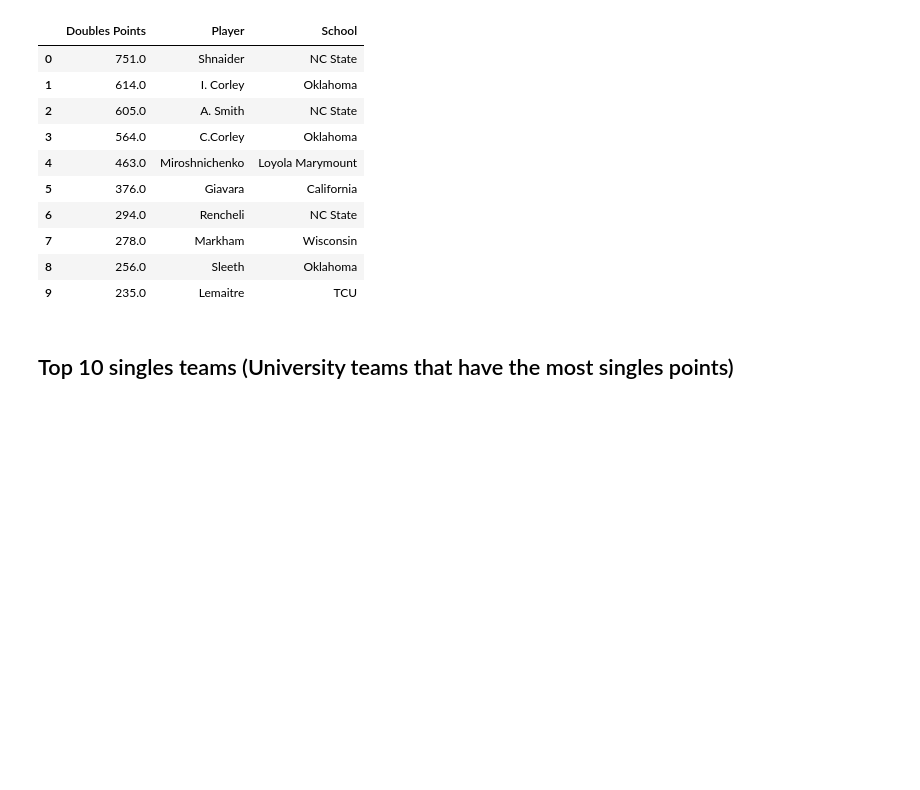
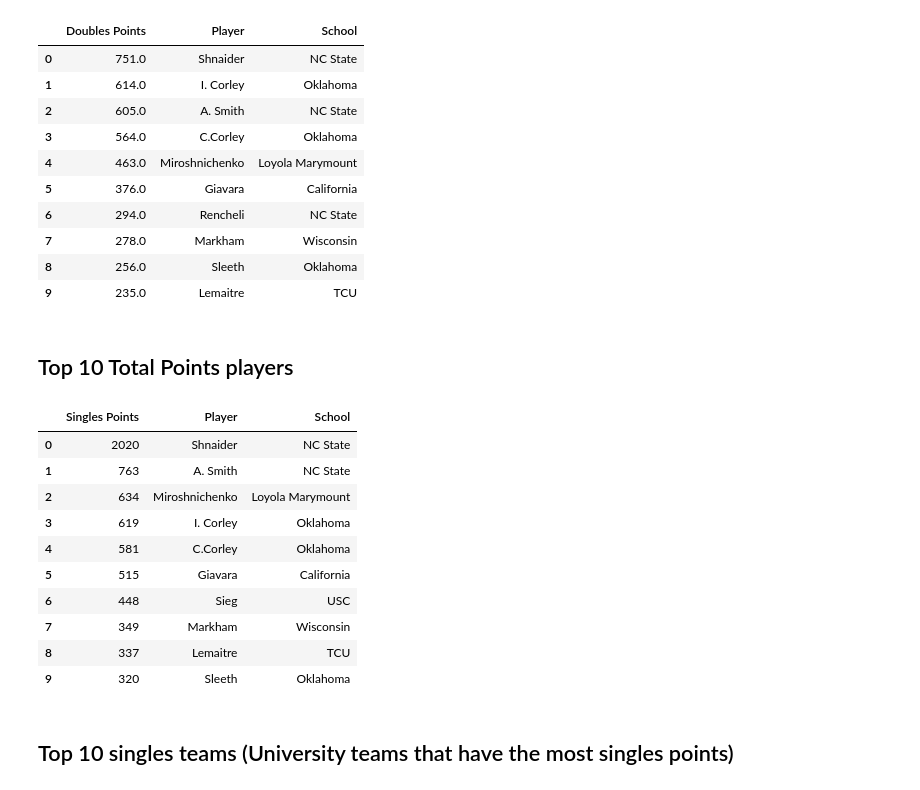
Before and after one commit to SterlingHayden/NCState-Tennis-Stats-Visualization, a Jupyter notebook: Goal7.ipynb, the cells around one changed output. Drawn from its saved outputs; the diff is of its cells as text; code cells hidden in the pictures; blank space fills up the shorter version.

```diff
--- a/Goal7.ipynb
+++ b/Goal7.ipynb
@@ -83,6 +83,42 @@ df_top_10
 | 7 | 278.0 | Markham | Wisconsin |
 | 8 | 256.0 | Sleeth | Oklahoma |
 | 9 | 235.0 | Lemaitre | TCU |
+# %% [markdown]
+## Top 10 Total Points players
+# %%
+columns_points = ['Total Points', 'Total Points.1', 'Total Points.2', 'Total Points.3', 'Total Points.4', 'Total Points.5', 'Total Points.6', 'Total Points.7']
+columns_players = ['Player 1', 'Player 2', 'Player 3', 'Player 4', 'Player 5', 'Player 6', 'Player 7', 'Player 8']
+
+# Flatten the data across the selected columns
+all_values = df_excel[columns_points].values.flatten()
+all_players = df_excel[columns_players].values.flatten()
+
+# We will flatten the 'Thru 5/26/2024' column to match the shape of the points and players
+all_schools = df_excel['Thru 5/26/2024'].repeat(len(columns_points)).values
+
+# Combine points, players, and school names
+points_players_schools = list(zip(all_values, all_players, all_schools))
+
+# Sort by points and get the top 10 values with corresponding players and school names
+top_10_points_players_schools = sorted(points_players_schools, key=lambda x: x[0], reverse=True)[:10]
+
+# Convert to DataFrame
+df_top_10 = pd.DataFrame(top_10_points_players_schools, columns=['Singles Points', 'Player', 'School'])
+
+# Display the DataFrame
+df_top_10
+# %% [output]
+|  | Singles Points | Player | School |
+| 0 | 2020 | Shnaider | NC State |
+| 1 | 763 | A. Smith | NC State |
+| 2 | 634 | Miroshnichenko | Loyola Marymount |
+| 3 | 619 | I. Corley | Oklahoma |
+| 4 | 581 | C.Corley | Oklahoma |
+| 5 | 515 | Giavara | California |
+| 6 | 448 | Sieg | USC |
+| 7 | 349 | Markham | Wisconsin |
+| 8 | 337 | Lemaitre | TCU |
+| 9 | 320 | Sleeth | Oklahoma |
 # %% [markdown]
 ## Top 10 singles teams (University teams that have the most singles points)
 # %%
```
Also changed, not shown: parts of 2 cells of this notebook.
